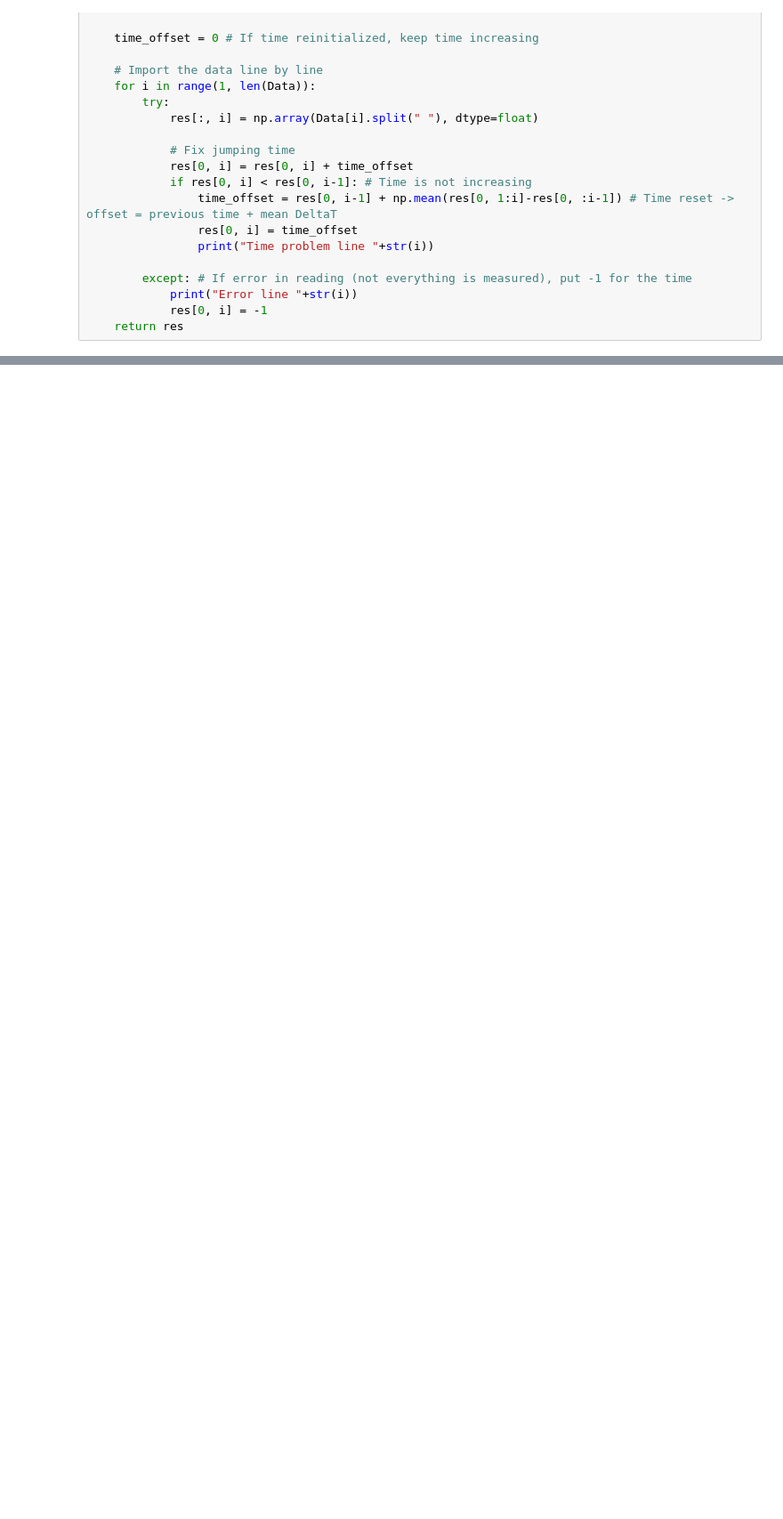
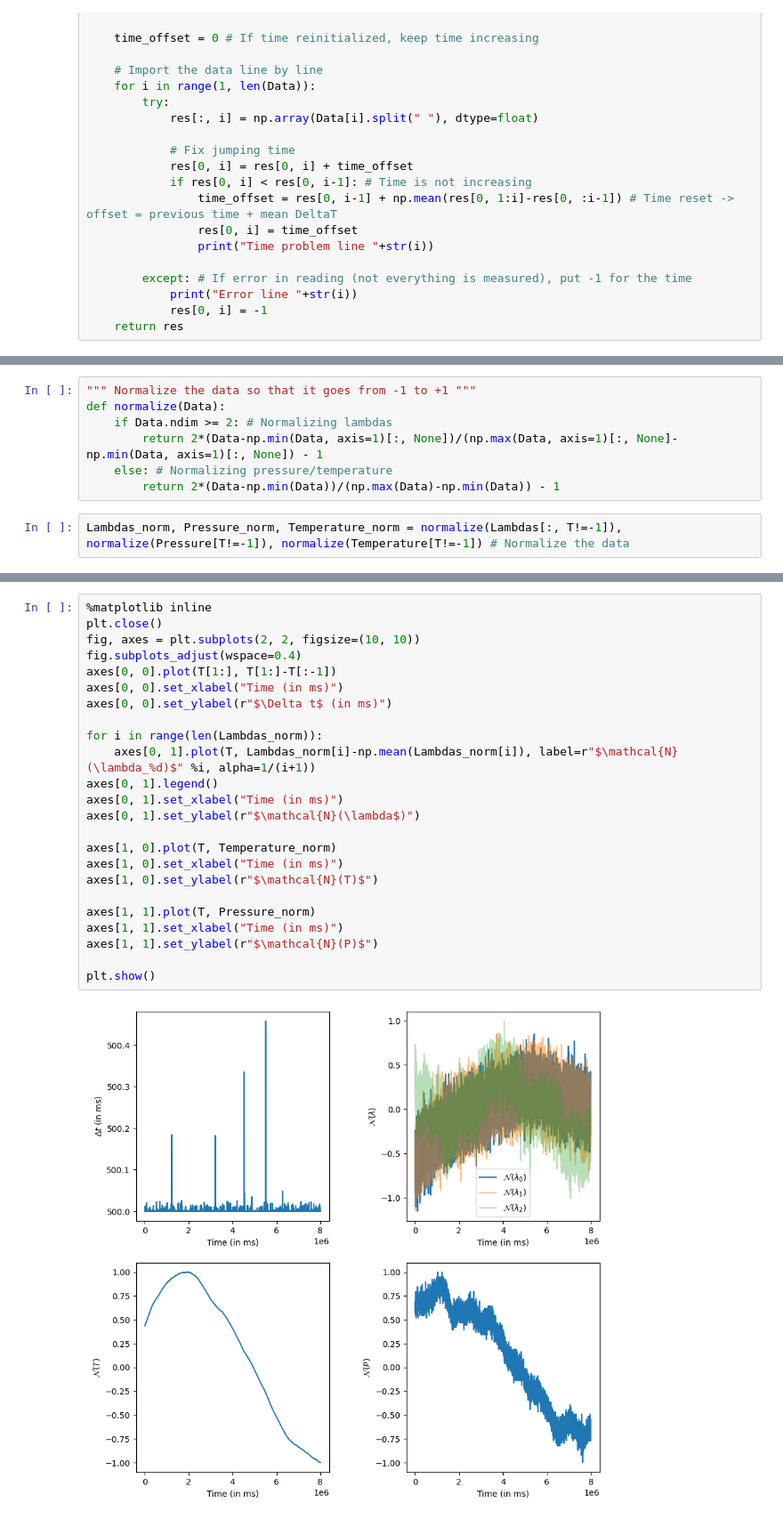
Before and after one commit to DolbeaultRemy/PLR1_PID_AnalyzeFrequency, a Jupyter notebook: AnalyzeDriftWLM.ipynb, the cells around one changed output, grey strips where cells are left out. Shown at 89% size. Cells and saved outputs as stored; diff of their text form; blank space fills up the shorter version.

```diff
--- a/AnalyzeDriftWLM.ipynb
+++ b/AnalyzeDriftWLM.ipynb
@@ -39,0 +52,9 @@ def ReadDataPythonReadOut(path_name):
+# %%
+""" Normalize the data so that it goes from -1 to +1 """
+def normalize(Data):
+    if Data.ndim >= 2: # Normalizing lambdas
+        return 2*(Data-np.min(Data, axis=1)[:, None])/(np.max(Data, axis=1)[:, None]-np.min(Data, axis=1)[:, None]) - 1
+    else: # Normalizing pressure/temperature
+        return 2*(Data-np.min(Data))/(np.max(Data)-np.min(Data)) - 1
+# %%
+Lambdas_norm, Pressure_norm, Temperature_norm = normalize(Lambdas[:, T!=-1]), normalize(Pressure[T!=-1]), normalize(Temperature[T!=-1]) # Normalize the data
@@ -39,0 +87,26 @@ def ReadDataPythonReadOut(path_name):
+# %%
+%matplotlib inline
+plt.close()
+fig, axes = plt.subplots(2, 2, figsize=(10, 10))
+fig.subplots_adjust(wspace=0.4)
+axes[0, 0].plot(T[1:], T[1:]-T[:-1])
+axes[0, 0].set_xlabel("Time (in ms)")
+axes[0, 0].set_ylabel(r"$\Delta t$ (in ms)")
+
+for i in range(len(Lambdas_norm)):
+    axes[0, 1].plot(T, Lambdas_norm[i]-np.mean(Lambdas_norm[i]), label=r"$\mathcal{N}(\lambda_%d)$" %i, alpha=1/(i+1))
+axes[0, 1].legend()
+axes[0, 1].set_xlabel("Time (in ms)")
+axes[0, 1].set_ylabel(r"$\mathcal{N}(\lambda$)")
+
+axes[1, 0].plot(T, Temperature_norm)
+axes[1, 0].set_xlabel("Time (in ms)")
+axes[1, 0].set_ylabel(r"$\mathcal{N}(T)$")
+
+axes[1, 1].plot(T, Pressure_norm)
+axes[1, 1].set_xlabel("Time (in ms)")
+axes[1, 1].set_ylabel(r"$\mathcal{N}(P)$")
+
+plt.show()
+# %% [output]
+[figure, added]
```
Also changed, not shown: parts of 15 cells of this notebook, 1 other file.
